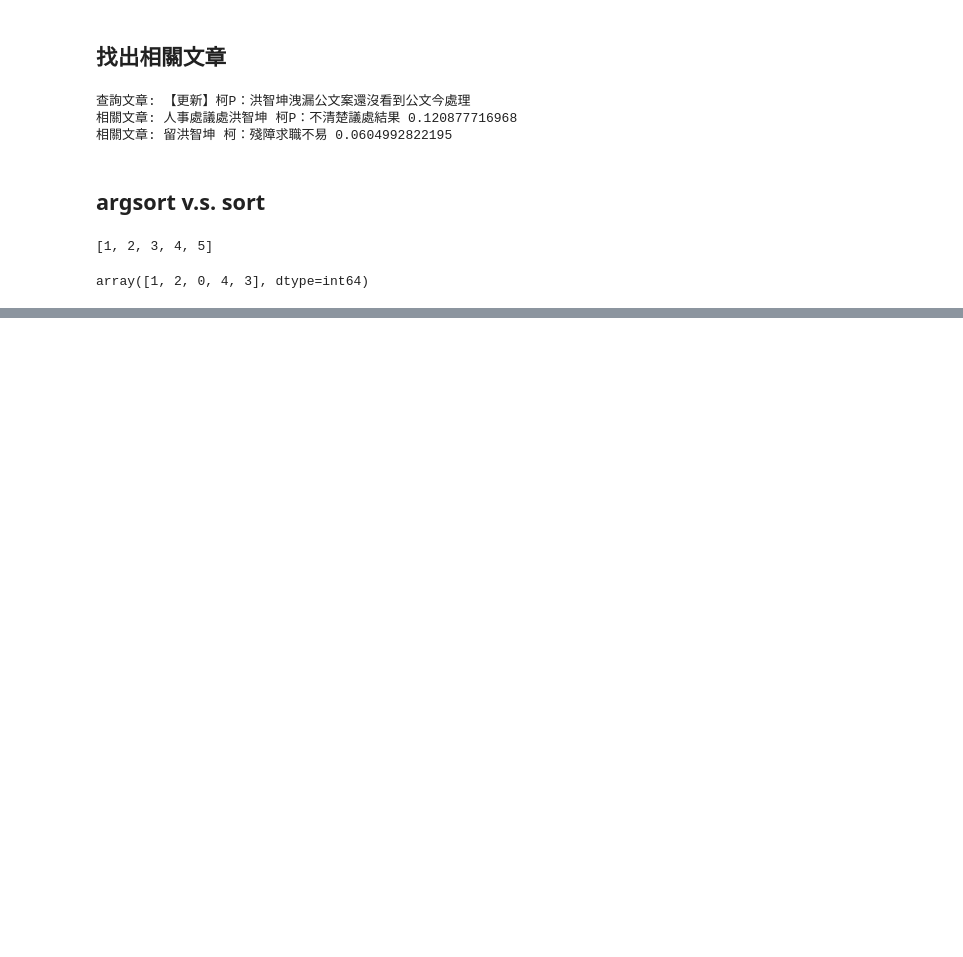
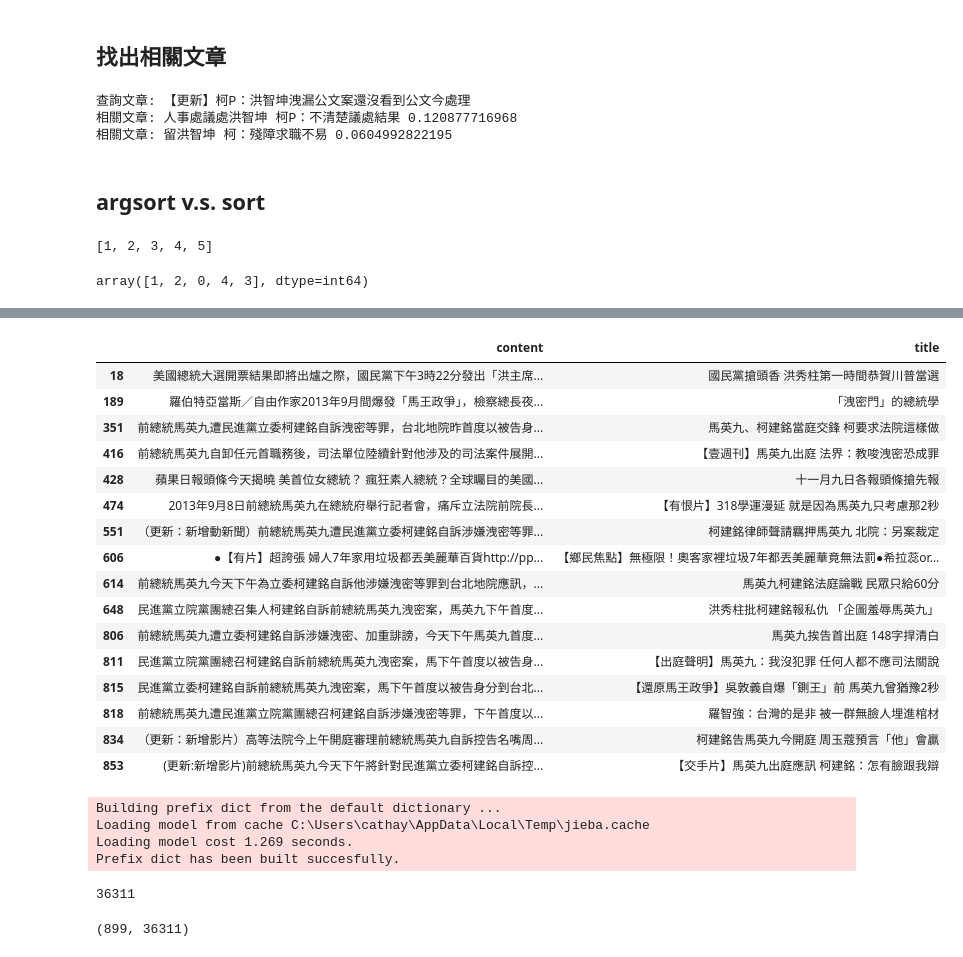
Before and after one commit to Nick-Lin/cathaypytm, a Jupyter notebook: 20161109Demo.ipynb, the cells around one changed output, grey strips where cells are left out. Drawn from its saved outputs; the diff is of its cells as text; code cells hidden in the pictures; blank space fills up the shorter version.

```diff
--- a/20161109Demo.ipynb
+++ b/20161109Demo.ipynb
@@ -446,0 +485,4 @@ array([1, 2, 0, 4, 3], dtype=int64)
+# %%
+import pandas
+df = pandas.read_excel('20161109news.xlsx')
+df.head()
@@ -446,0 +496,20 @@ array([1, 2, 0, 4, 3], dtype=int64)
+# %%
+df[df.content.str.contains('馬英九')]
+# %% [output]
+|  | content | title |
+| 18 | 美國總統大選開票結果即將出爐之際，國民黨下午3時22分發出「洪主席... | 國民黨搶頭香 洪秀柱第一時間恭賀川普當選 |
+| 189 | 羅伯特亞當斯／自由作家2013年9月間爆發「馬王政爭」，檢察總長夜... | 「洩密門」的總統學 |
+| 351 | 前總統馬英九遭民進黨立委柯建銘自訴洩密等罪，台北地院昨首度以被告身... | 馬英九、柯建銘當庭交鋒 柯要求法院這樣做 |
+| 416 | 前總統馬英九自卸任元首職務後，司法單位陸續針對他涉及的司法案件展開... | 【壹週刊】馬英九出庭 法界：教唆洩密恐成罪 |
+| 428 | 蘋果日報頭條今天揭曉 美首位女總統？ 瘋狂素人總統？全球矚目的美國... | 十一月九日各報頭條搶先報 |
+| 474 | 2013年9月8日前總統馬英九在總統府舉行記者會，痛斥立法院前院長... | 【有恨片】318學運漫延 就是因為馬英九只考慮那2秒 |
+| 551 | （更新：新增動新聞）前總統馬英九遭民進黨立委柯建銘自訴涉嫌洩密等罪... | 柯建銘律師聲請羈押馬英九 北院：另案裁定 |
+| 606 | ●【有片】超誇張 婦人7年家用垃圾都丟美麗華百貨http://pp... | 【鄉民焦點】無極限！奧客家裡垃圾7年都丟美麗華竟無法罰●希拉蕊or... |
+| 614 | 前總統馬英九今天下午為立委柯建銘自訴他涉嫌洩密等罪到台北地院應訊，... | 馬英九柯建銘法庭論戰 民眾只給60分 |
+| 648 | 民進黨立院黨團總召集人柯建銘自訴前總統馬英九洩密案，馬英九下午首度... | 洪秀柱批柯建銘報私仇 「企圖羞辱馬英九」 |
+| 806 | 前總統馬英九遭立委柯建銘自訴涉嫌洩密、加重誹謗，今天下午馬英九首度... | 馬英九挨告首出庭 148字捍清白 |
+| 811 | 民進黨立院黨團總召柯建銘自訴前總統馬英九洩密案，馬下午首度以被告身... | 【出庭聲明】馬英九：我沒犯罪 任何人都不應司法關說 |
+| 815 | 民進黨立委柯建銘自訴前總統馬英九洩密案，馬下午首度以被告身分到台北... | 【還原馬王政爭】吳敦義自爆「鍘王」前 馬英九曾猶豫2秒 |
+| 818 | 前總統馬英九遭民進黨立院黨團總召柯建銘自訴涉嫌洩密等罪，下午首度以... | 羅智強：台灣的是非 被一群無臉人埋進棺材 |
+| 834 | （更新：新增影片）高等法院今上午開庭審理前總統馬英九自訴控告名嘴周... | 柯建銘告馬英九今開庭 周玉蔻預言「他」會贏 |
+| 853 | (更新:新增影片)前總統馬英九今天下午將針對民進黨立委柯建銘自訴控... | 【交手片】馬英九出庭應訊 柯建銘：怎有臉跟我辯 |
@@ -446,0 +518,13 @@ array([1, 2, 0, 4, 3], dtype=int64)
+# %%
+import jieba
+jieba.load_userdict("userdict.txt")
+corpus = []
+titles = []
+for news in df.iterrows():
+    titles.append(news[1].title)
+    corpus.append(' '.join(jieba.cut(news[1].content)))
+# %% [output]
+Building prefix dict from the default dictionary ...
+Loading model from cache C:\Users\cathay\AppData\Local\Temp\jieba.cache
+Loading model cost 1.269 seconds.
+Prefix dict has been built succesfully.
@@ -446,0 +535,9 @@ array([1, 2, 0, 4, 3], dtype=int64)
+# %%
+word=vectorizer.get_feature_names()
+len(word)
+# %% [output]
+36311
+# %%
+X.shape
+# %% [output]
+(899, 36311)
```
Also changed, not shown: parts of 16 cells of this notebook.
